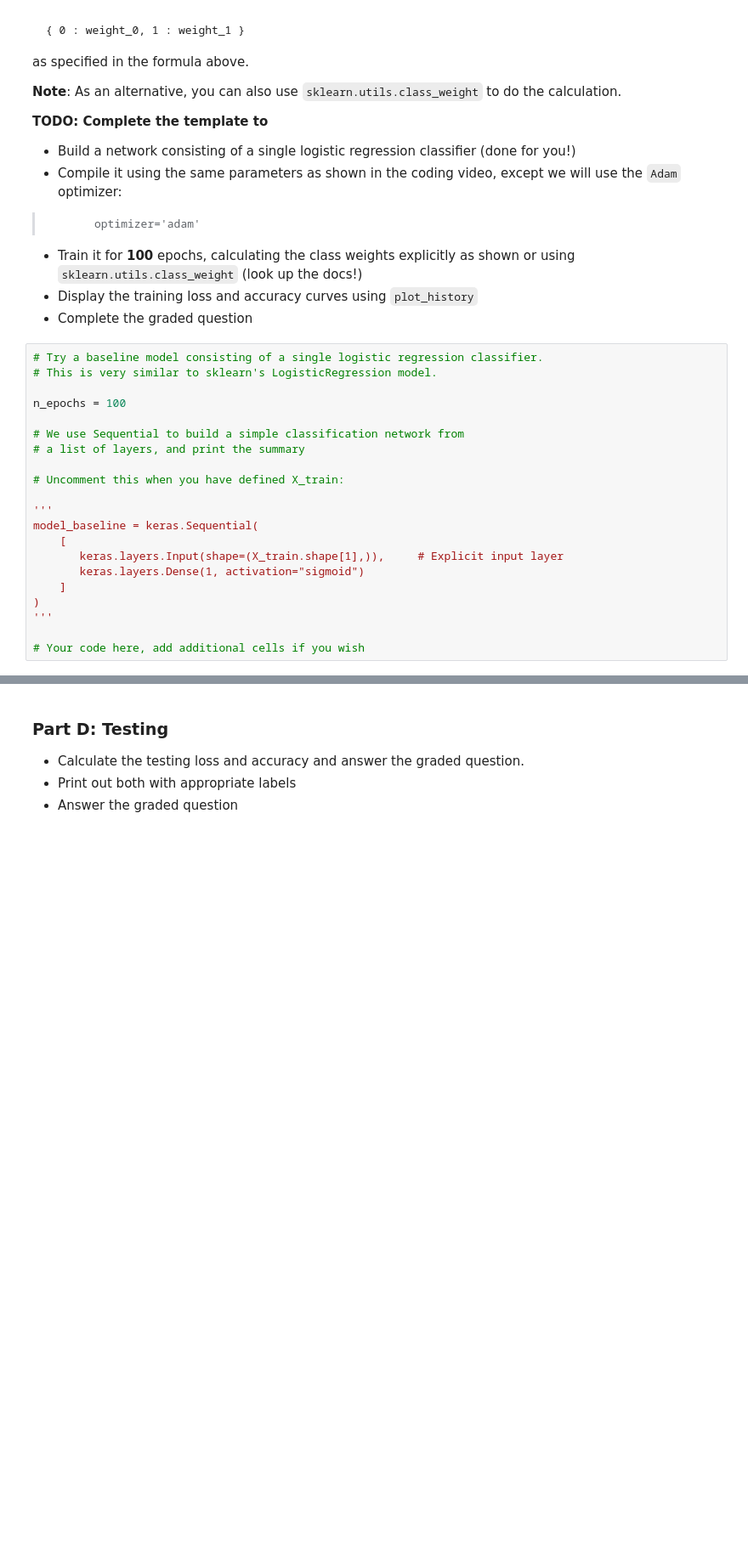
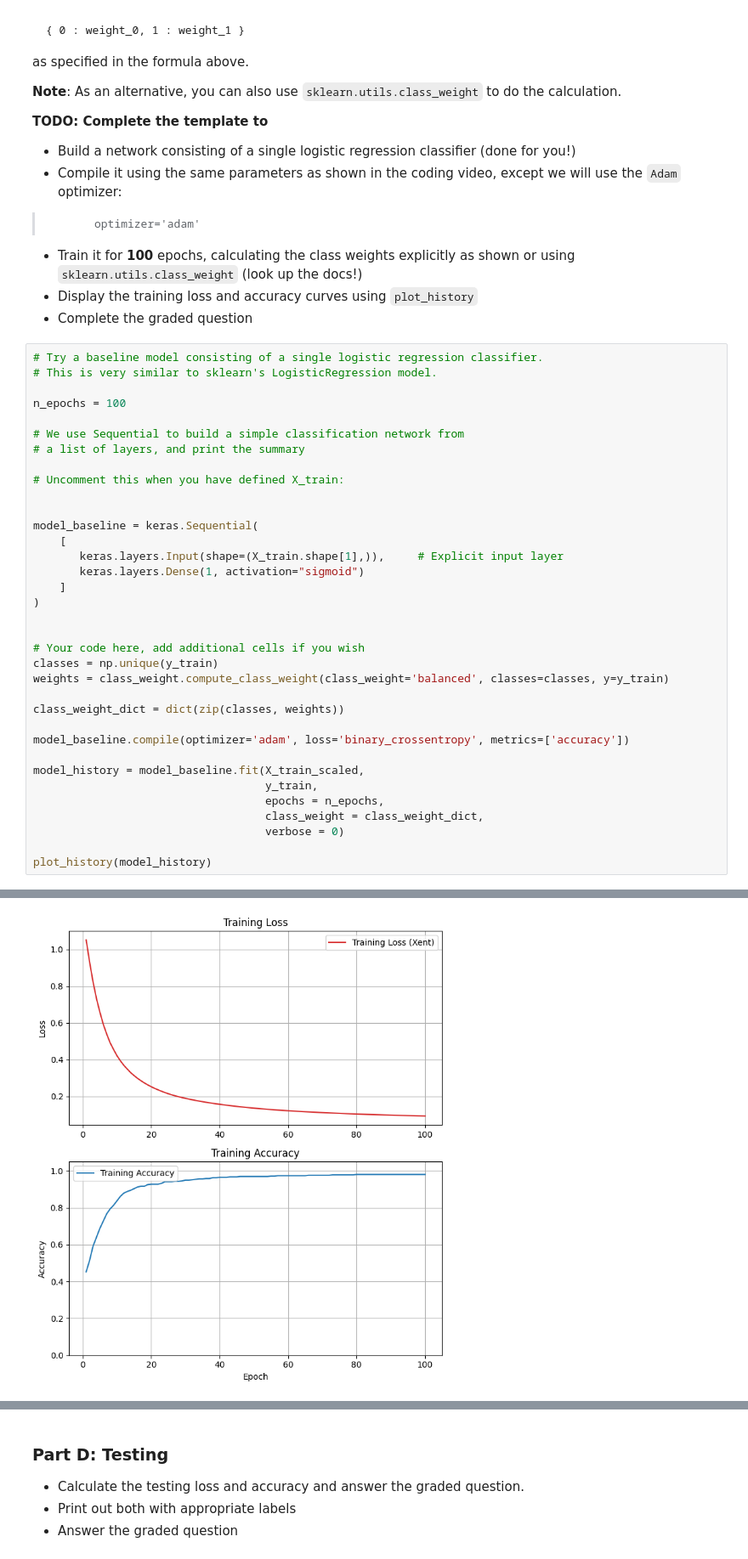
Before and after one commit to aidandig/DX703-HW, a Jupyter notebook: Homework_01.ipynb, the cells around one changed output, grey strips where cells are left out. Shown at 85% size. Cells and saved outputs as stored; diff of their text form; blank space fills up the shorter version.

Commit message:
Part C & D - Train / Testing

```diff
--- a/Homework_01.ipynb
+++ b/Homework_01.ipynb
@@ -263,14 +263,28 @@ n_epochs = 100
 
 # Uncomment this when you have defined X_train:
 
-'''
+
 model_baseline = keras.Sequential(
     [
        keras.layers.Input(shape=(X_train.shape[1],)),     # Explicit input layer
        keras.layers.Dense(1, activation="sigmoid")
     ]
 )
-'''
+
 
 # Your code here, add additional cells if you wish
+classes = np.unique(y_train)
+weights = class_weight.compute_class_weight(class_weight='balanced', classes=classes, y=y_train)
+
+class_weight_dict = dict(zip(classes, weights))
+
+model_baseline.compile(optimizer='adam', loss='binary_crossentropy', metrics=['accuracy'])
+
+model_history = model_baseline.fit(X_train_scaled,
+                                   y_train,
+                                   epochs = n_epochs,
+                                   class_weight = class_weight_dict,
+                                   verbose = 0)
+
+plot_history(model_history)
 # %% [output]
@@ -277,0 +298 @@ model_baseline = keras.Sequential(
+[figure, added]
```
Also changed, not shown: parts of 6 cells of this notebook.
